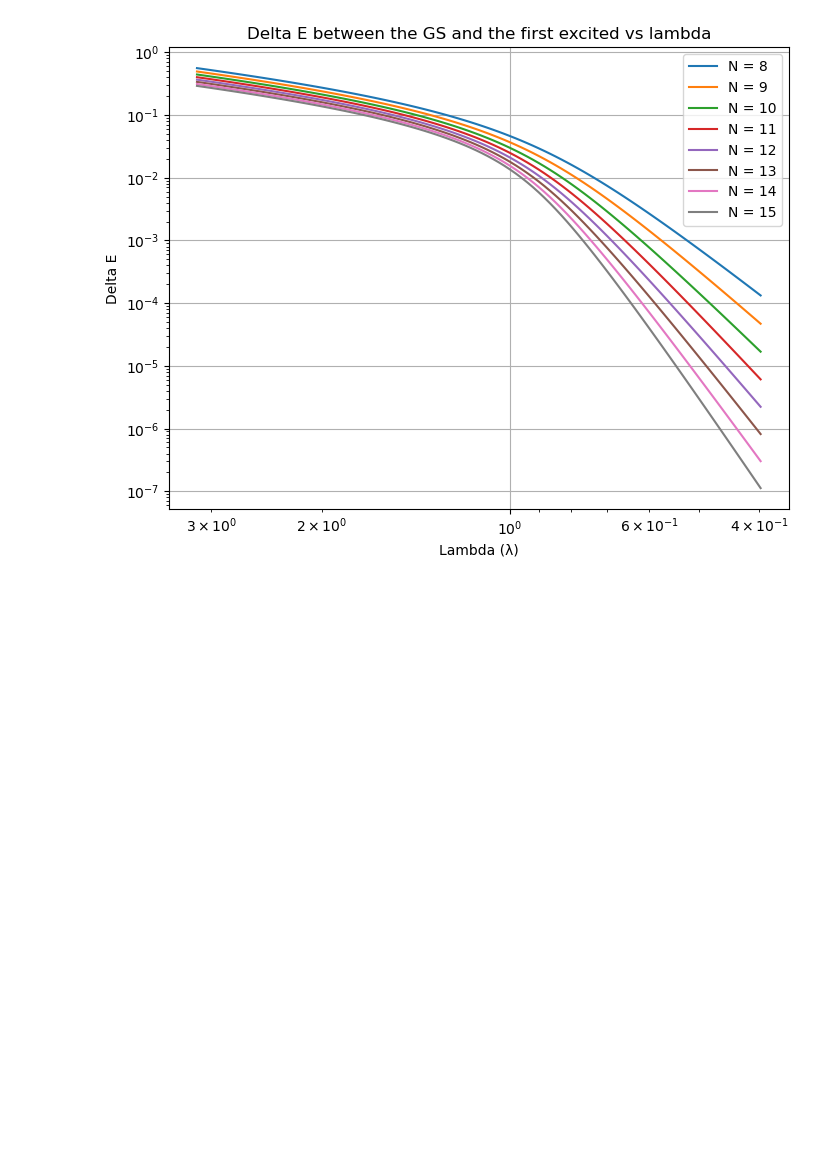
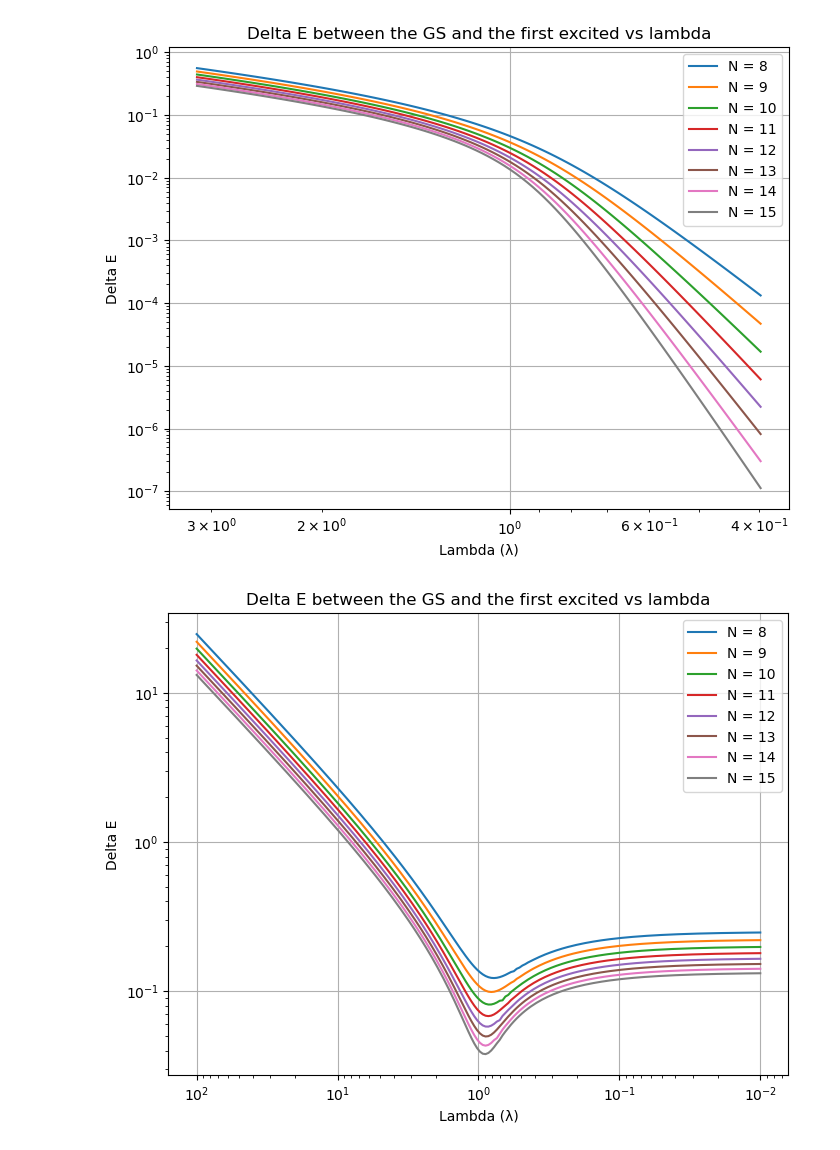
Before and after one commit to sdracia/QIC, a Jupyter notebook: 07_Assignement/DeltaE.ipynb, the cells around one changed output. Cells and saved outputs as stored; diff of their text form; code cells hidden in the pictures; blank space fills up the shorter version.

```diff
--- a/07_Assignement/DeltaE.ipynb
+++ b/07_Assignement/DeltaE.ipynb
@@ -58,3 +40,59 @@ plt.grid(True)
 plt.show()
 # %% [output]
 [figure]
+# %%
+def compute_DeltaE(N, l_vals):
+
+    DeltasE = []
+
+    for l in l_vals:
+        H = sp.ising_hamiltonian(N, l)
+
+        # Compute ground state
+        eigval, eigvec = eigsh(H, k=3, which='SA')
+
+        first_eigval = eigval[0]
+        second_eigval = eigval[2]
+
+        delta = np.abs(first_eigval/N - second_eigval/N)
+
+        DeltasE.append(delta)
+
+    return DeltasE
+
+
+N_vals = [8,9,10,11,12,13,14,15]
+# l_vals = np.linspace(0, 20, 100)
+# l_vals = np.logspace(0.5, -0.4, 50)
+
+l_vals = np.logspace(2, -2, 200)
+
+
+DeltasE = []
+
+for N in N_vals:
+    DeltaE = compute_DeltaE(N, l_vals)
+    DeltasE.append(DeltaE)
+
+
+plt.figure(figsize=(8, 6))
+
+for i,d in enumerate(DeltasE):
+    plt.plot(l_vals, d, label=f'N = {i+8}')
+
+
+# plt.ylim(0,0.4)
+
+plt.gca().invert_xaxis()
+# plt.gca().invert_yaxis()
+plt.xscale('log')
+plt.yscale('log')
+
+plt.xlabel('Lambda (λ)')
+plt.ylabel('Delta E')
+plt.title('Delta E between the GS and the first excited vs lambda')
+plt.legend()
+plt.grid(True)
+plt.show()
+# %% [output]
+[figure, added]
```
Also changed, not shown: parts of 4 cells of this notebook, 4 other files.
